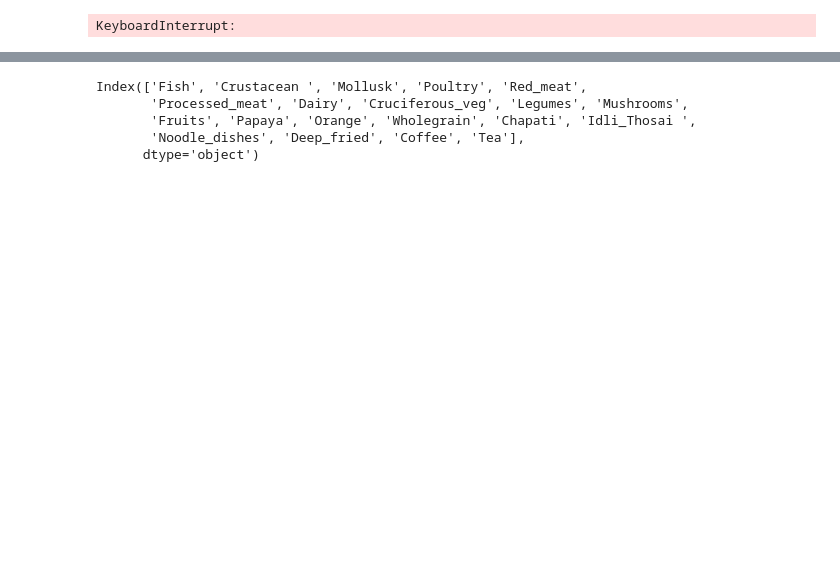
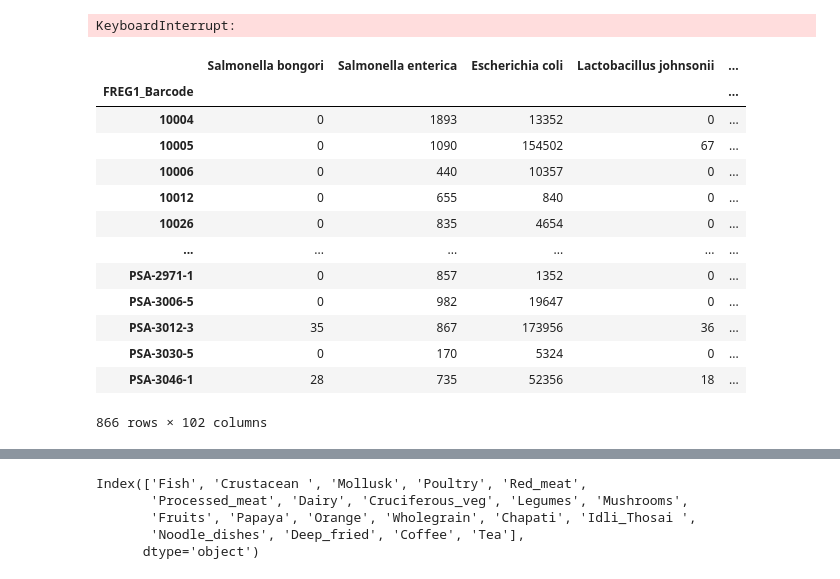
Before and after one commit to jaspershen-lab/HELIOS-project, a Jupyter notebook: 1-code/ruwen/SCFA.ipynb, the cells around one changed output, grey strips where cells are left out. Saved outputs shown, nothing was run; the diff lists cells and outputs as text; code cells hidden in the pictures; blank space fills up the shorter version.

```diff
--- a/1-code/ruwen/SCFA.ipynb
+++ b/1-code/ruwen/SCFA.ipynb
@@ -49,4 +49,20 @@ scfa_data = pd.read_excel("data/scfa_species800.xlsx", index_col=0)
 food_data_spear = pd.read_excel('data/FFQA862.xlsx', index_col=0)
 participants_data = pd.read_excel('data/ethnicity_866.xlsx', index_col=0)
 # %%
+scfa_data = scfa_data.drop(columns=scfa_data.columns[scfa_data.columns.str.contains('sp.')])
 scfa_data
+# %% [output]
+|  | Salmonella bongori | Salmonella enterica | Escherichia coli | Lactobacillus johnsonii | ... |
+| FREG1_Barcode |  |  |  |  | ... |
+| 10004 | 0 | 1893 | 13352 | 0 | ... |
+| 10005 | 0 | 1090 | 154502 | 67 | ... |
+| 10006 | 0 | 440 | 10357 | 0 | ... |
+| 10012 | 0 | 655 | 840 | 0 | ... |
+| 10026 | 0 | 835 | 4654 | 0 | ... |
+| ... | ... | ... | ... | ... | ... |
+| PSA-2971-1 | 0 | 857 | 1352 | 0 | ... |
+| PSA-3006-5 | 0 | 982 | 19647 | 0 | ... |
+| PSA-3012-3 | 35 | 867 | 173956 | 36 | ... |
+| PSA-3030-5 | 0 | 170 | 5324 | 0 | ... |
+| PSA-3046-1 | 28 | 735 | 52356 | 18 | ... |
+866 rows × 102 columns
```
Also changed, not shown: parts of 8 cells of this notebook, 4 other files.
